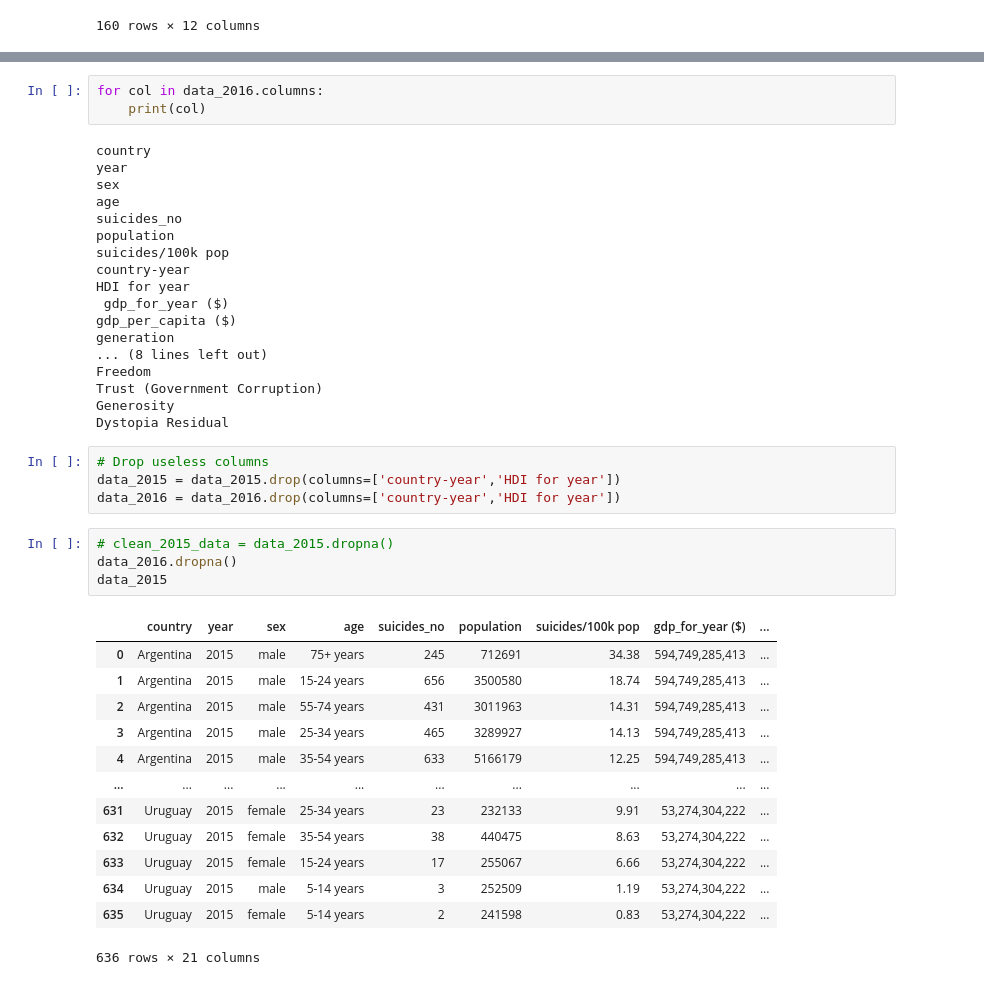
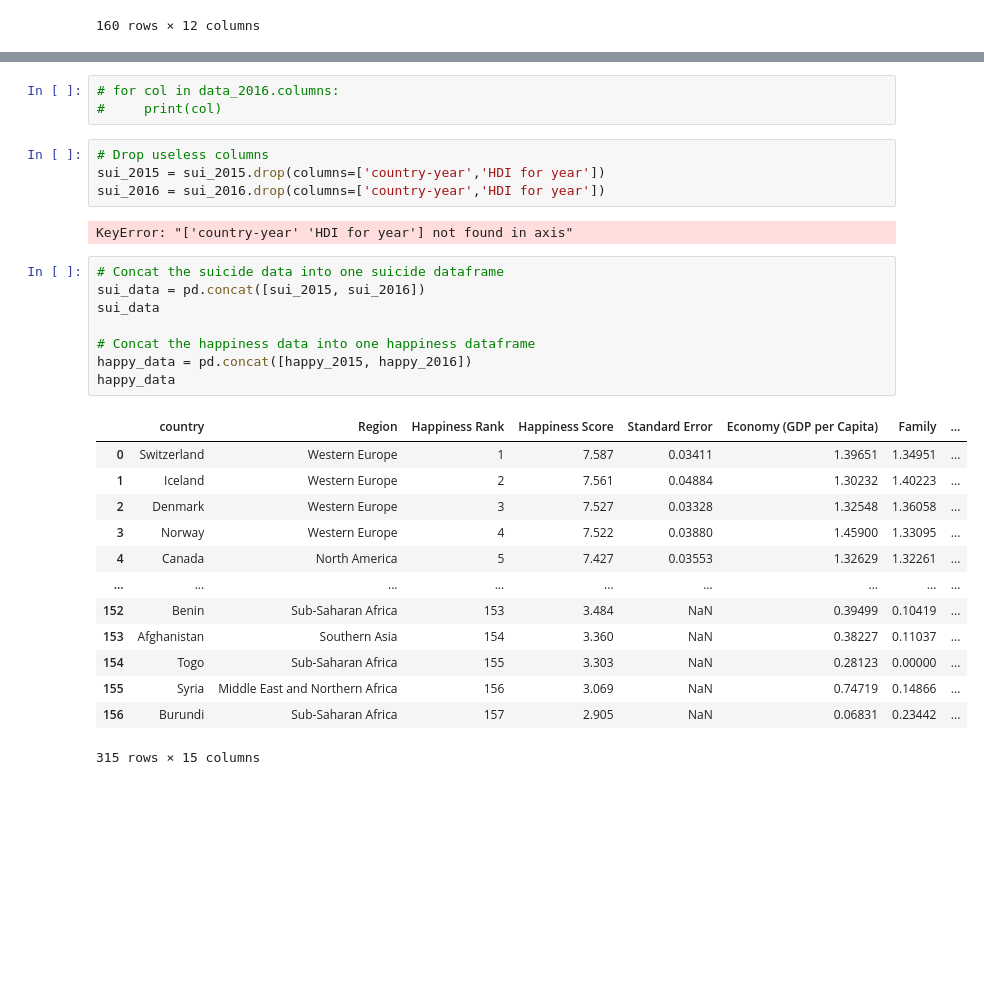
Before and after one commit to lake-walker/ETL-project, a Jupyter notebook: Untitled.ipynb, the cells around one changed output, grey strips where cells are left out. Cells and saved outputs as stored; diff of their text form; blank space fills up the shorter version.

```diff
--- a/Untitled.ipynb
+++ b/Untitled.ipynb
@@ -81,46 +85,34 @@ data_2015
 # %%
-for col in data_2016.columns:
-    print(col)
+# for col in data_2016.columns:
+#     print(col)
-# %% [output]
-country
-year
-sex
-age
-suicides_no
-population
-suicides/100k pop
-country-year
-HDI for year
- gdp_for_year ($)
-gdp_per_capita ($)
-generation
-... (8 lines left out)
-Freedom
-Trust (Government Corruption)
-Generosity
-Dystopia Residual
 # %%
 # Drop useless columns
-data_2015 = data_2015.drop(columns=['country-year','HDI for year'])
-data_2016 = data_2016.drop(columns=['country-year','HDI for year'])
+sui_2015 = sui_2015.drop(columns=['country-year','HDI for year'])
+sui_2016 = sui_2016.drop(columns=['country-year','HDI for year'])
+# %% [output]
+KeyError: "['country-year' 'HDI for year'] not found in axis"
-# %%
-# clean_2015_data = data_2015.dropna()
-data_2016.dropna()
-data_2015
-# %% [output]
-|  | country | year | sex | age | suicides_no | population | suicides/100k pop | gdp_for_year ($) | ... |
-| 0 | Argentina | 2015 | male | 75+ years | 245 | 712691 | 34.38 | 594,749,285,413 | ... |
-| 1 | Argentina | 2015 | male | 15-24 years | 656 | 3500580 | 18.74 | 594,749,285,413 | ... |
-| 2 | Argentina | 2015 | male | 55-74 years | 431 | 3011963 | 14.31 | 594,749,285,413 | ... |
-| 3 | Argentina | 2015 | male | 25-34 years | 465 | 3289927 | 14.13 | 594,749,285,413 | ... |
-| 4 | Argentina | 2015 | male | 35-54 years | 633 | 5166179 | 12.25 | 594,749,285,413 | ... |
-| ... | ... | ... | ... | ... | ... | ... | ... | ... | ... |
-| 631 | Uruguay | 2015 | female | 25-34 years | 23 | 232133 | 9.91 | 53,274,304,222 | ... |
-| 632 | Uruguay | 2015 | female | 35-54 years | 38 | 440475 | 8.63 | 53,274,304,222 | ... |
-| 633 | Uruguay | 2015 | female | 15-24 years | 17 | 255067 | 6.66 | 53,274,304,222 | ... |
-| 634 | Uruguay | 2015 | male | 5-14 years | 3 | 252509 | 1.19 | 53,274,304,222 | ... |
-| 635 | Uruguay | 2015 | female | 5-14 years | 2 | 241598 | 0.83 | 53,274,304,222 | ... |
-636 rows × 21 columns
+# %%
+# Concat the suicide data into one suicide dataframe
+sui_data = pd.concat([sui_2015, sui_2016])
+sui_data
+
+# Concat the happiness data into one happiness dataframe
+happy_data = pd.concat([happy_2015, happy_2016])
+happy_data
+# %% [output]
+|  | country | Region | Happiness Rank | Happiness Score | Standard Error | Economy (GDP per Capita) | Family | ... |
+| 0 | Switzerland | Western Europe | 1 | 7.587 | 0.03411 | 1.39651 | 1.34951 | ... |
+| 1 | Iceland | Western Europe | 2 | 7.561 | 0.04884 | 1.30232 | 1.40223 | ... |
+| 2 | Denmark | Western Europe | 3 | 7.527 | 0.03328 | 1.32548 | 1.36058 | ... |
+| 3 | Norway | Western Europe | 4 | 7.522 | 0.03880 | 1.45900 | 1.33095 | ... |
+| 4 | Canada | North America | 5 | 7.427 | 0.03553 | 1.32629 | 1.32261 | ... |
+| ... | ... | ... | ... | ... | ... | ... | ... | ... |
+| 152 | Benin | Sub-Saharan Africa | 153 | 3.484 | NaN | 0.39499 | 0.10419 | ... |
+| 153 | Afghanistan | Southern Asia | 154 | 3.360 | NaN | 0.38227 | 0.11037 | ... |
+| 154 | Togo | Sub-Saharan Africa | 155 | 3.303 | NaN | 0.28123 | 0.00000 | ... |
+| 155 | Syria | Middle East and Northern Africa | 156 | 3.069 | NaN | 0.74719 | 0.14866 | ... |
+| 156 | Burundi | Sub-Saharan Africa | 157 | 2.905 | NaN | 0.06831 | 0.23442 | ... |
+315 rows × 15 columns
 # %%
 for col in data_2015.columns:
     print(col)
```
Also changed, not shown: parts of 10 cells of this notebook.
